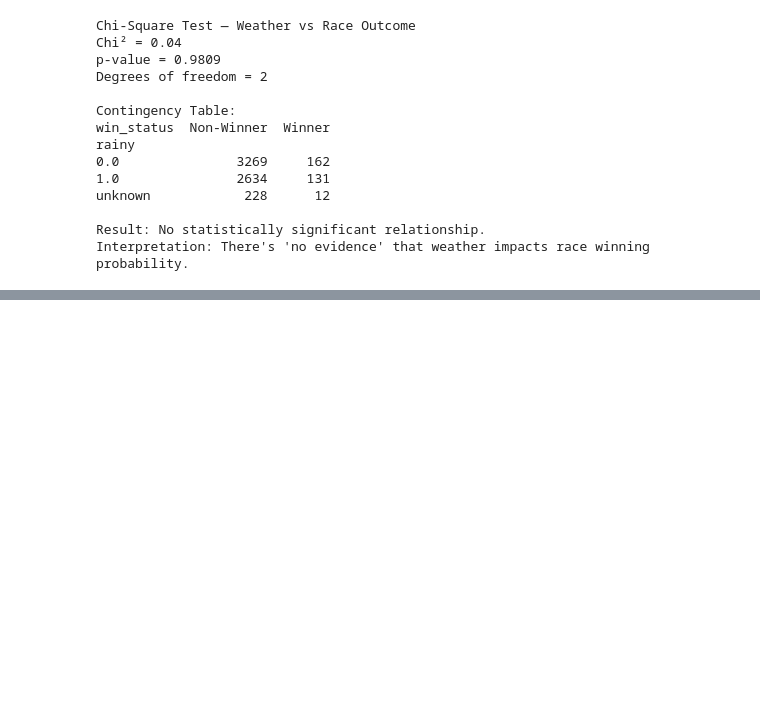
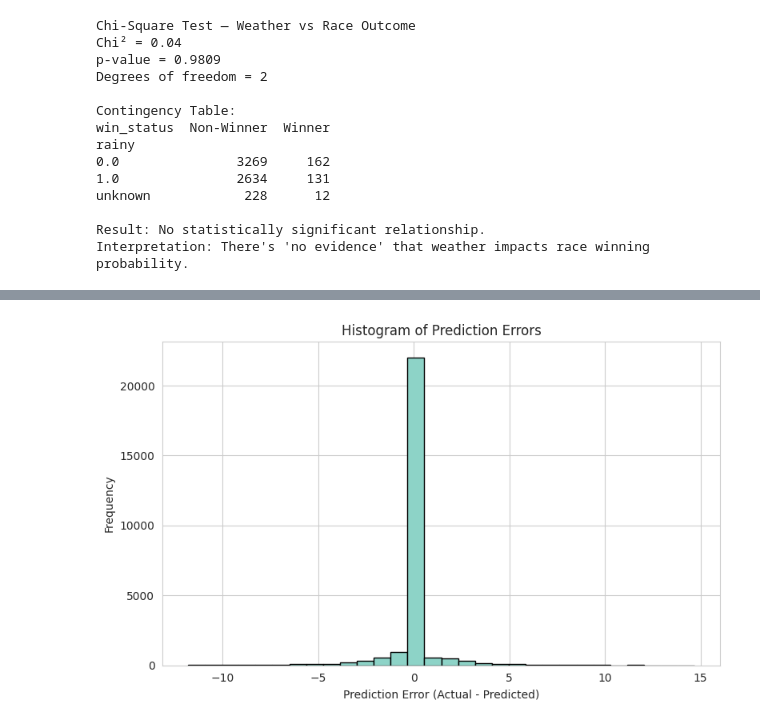
Before and after one commit to mehlika-dogan/DSA---210-Term-Project, a Jupyter notebook: F1_Data_Cleaning_2010_2024_WinnerOnly_300Rows.ipynb, the cells around one changed output, grey strips where cells are left out. Cells and saved outputs as stored; diff of their text form; code cells hidden in the pictures; blank space fills up the shorter version.

```diff
--- a/F1_Data_Cleaning_2010_2024_WinnerOnly_300Rows.ipynb
+++ b/F1_Data_Cleaning_2010_2024_WinnerOnly_300Rows.ipynb
@@ -1112,0 +1297,13 @@ Interpretation: There's 'no evidence' that weather impacts race winning probabil
+# %%
+errors = y_test - y_pred
+
+plt.figure(figsize=(8, 5))
+plt.hist(errors, bins=30, edgecolor='black')
+plt.title("Histogram of Prediction Errors")
+plt.xlabel("Prediction Error (Actual - Predicted)")
+plt.ylabel("Frequency")
+plt.grid(True)
+plt.tight_layout()
+plt.show()
+# %% [output]
+[figure, added]
```
Also changed, not shown: parts of 17 cells of this notebook.
